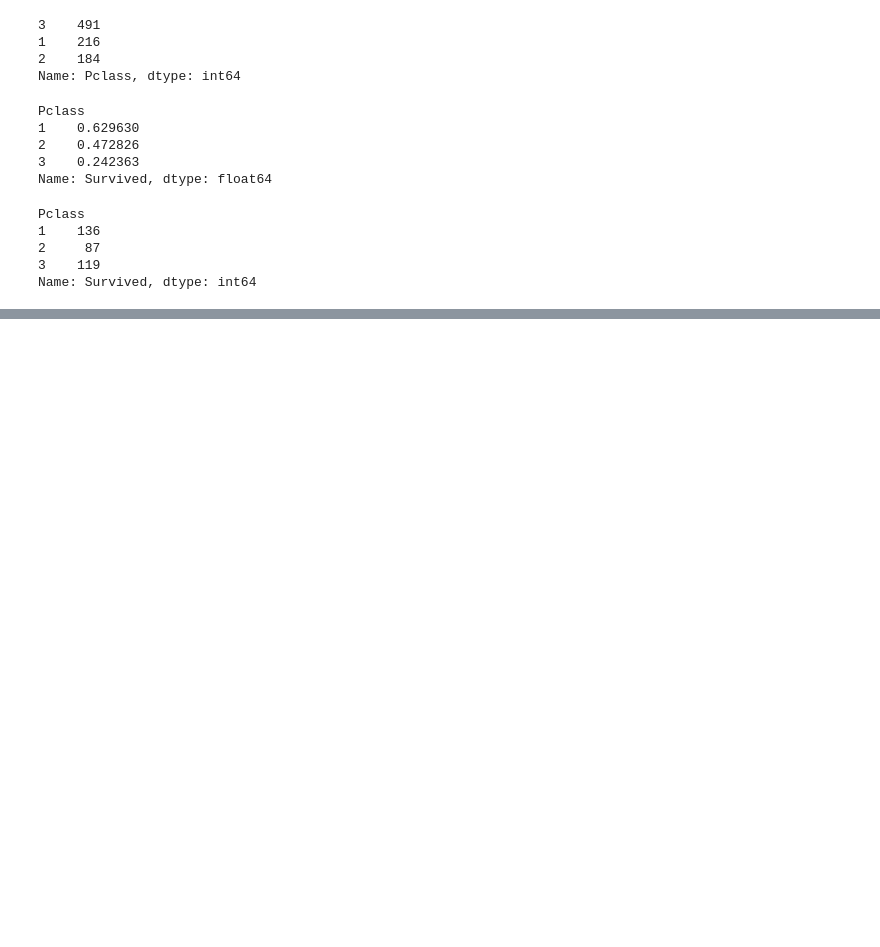
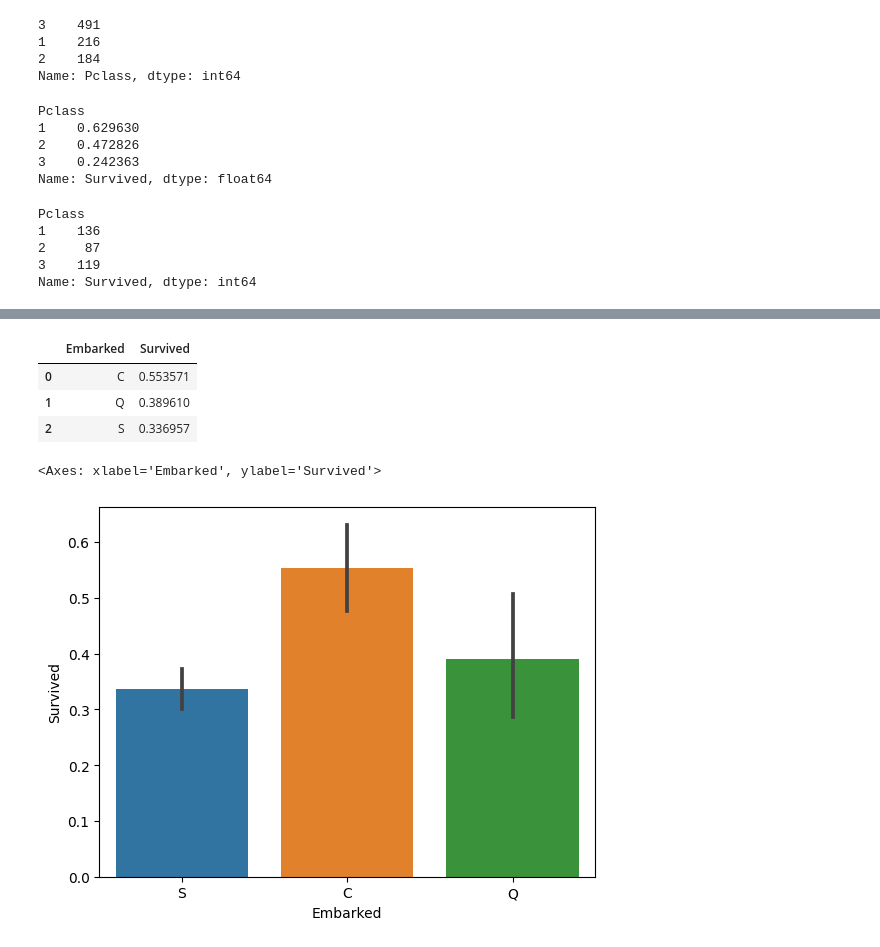
Before and after one commit to cleamm/TIL, a Jupyter notebook: ds/ml_day10.ipynb, the cells around one changed output, grey strips where cells are left out. Drawn from its saved outputs; the diff is of its cells as text; code cells hidden in the pictures; blank space fills up the shorter version.

```diff
--- a/ds/ml_day10.ipynb
+++ b/ds/ml_day10.ipynb
@@ -353,0 +464,12 @@ sns.barplot(x='Pclass', y='Survived', data=train)
+# %%
+train[['Embarked', 'Survived']].groupby(['Embarked'], as_index=False).mean()
+# %% [output]
+|  | Embarked | Survived |
+| 0 | C | 0.553571 |
+| 1 | Q | 0.389610 |
+| 2 | S | 0.336957 |
+# %%
+sns.barplot(x='Embarked', y='Survived', data=train)
+# %% [output]
+<Axes: xlabel='Embarked', ylabel='Survived'>
+[figure, added]
```
Also changed, not shown: parts of 91 cells of this notebook.
